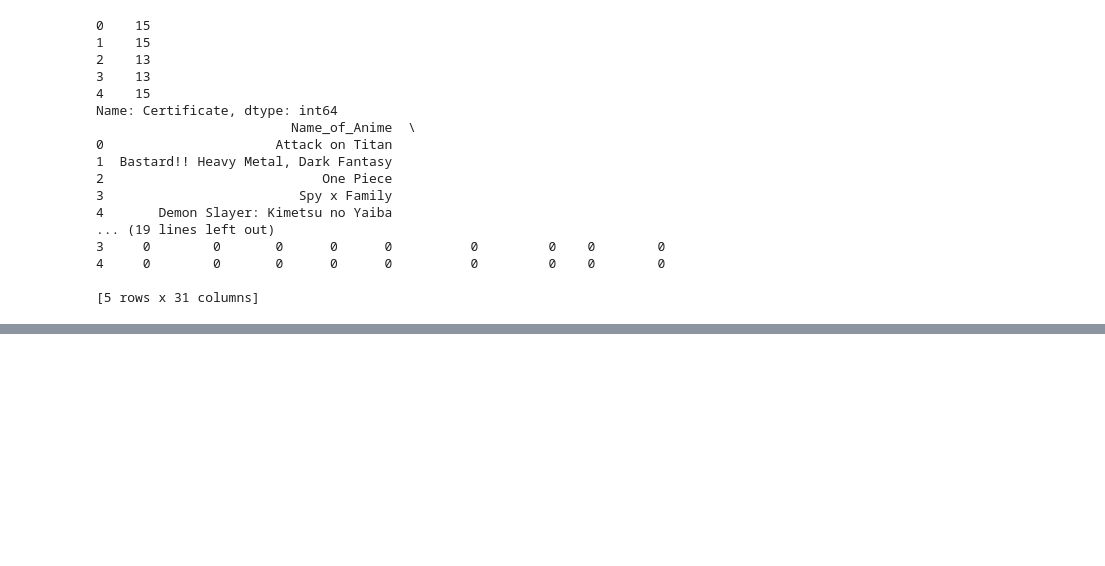
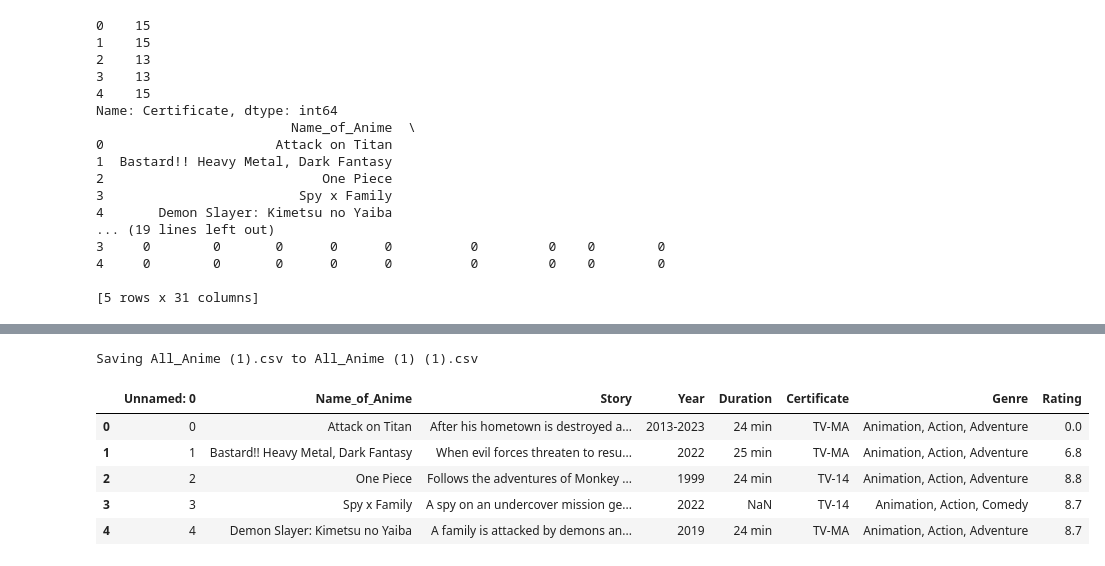
Before and after one commit to Khushboo-Verma2004/AI-ML-2, a Jupyter notebook: Anime Data Analysis and Prediction/Anime_Rating_prediction.ipynb, the cells around one changed output, grey strips where cells are left out. Saved outputs shown, nothing was run; the diff lists cells and outputs as text; code cells hidden in the pictures; blank space fills up the shorter version.

```diff
--- a/Anime Data Analysis and Prediction/Anime_Rating_prediction.ipynb
+++ b/Anime Data Analysis and Prediction/Anime_Rating_prediction.ipynb
@@ -244,3 +257,17 @@ y_pred = model.predict(X_test)
  # evaluate both models
 # %%
 # compare the models
+# %%
+from google.colab import files
+import pandas as pd
+
+# Upload the CSV file
+uploaded = files.upload()
+
+# Load the uploaded CSV file into a pandas DataFrame
+# 'filename.csv' should be replaced with the name of your uploaded file
+data = pd.read_csv(next(iter(uploaded)))
+
+# Display the first few rows to confirm
+data.head()
+# %% [output]
@@ -246,0 +275,7 @@ y_pred = model.predict(X_test)
+Saving All_Anime (1).csv to All_Anime (1) (1).csv
+|  | Unnamed: 0 | Name_of_Anime | Story | Year | Duration | Certificate | Genre | Rating |
+| 0 | 0 | Attack on Titan | After his hometown is destroyed a... | 2013-2023 | 24 min | TV-MA | Animation, Action, Adventure | 0.0 |
+| 1 | 1 | Bastard!! Heavy Metal, Dark Fantasy | When evil forces threaten to resu... | 2022 | 25 min | TV-MA | Animation, Action, Adventure | 6.8 |
+| 2 | 2 | One Piece | Follows the adventures of Monkey ... | 1999 | 24 min | TV-14 | Animation, Action, Adventure | 8.8 |
+| 3 | 3 | Spy x Family | A spy on an undercover mission ge... | 2022 | NaN | TV-14 | Animation, Action, Comedy | 8.7 |
+| 4 | 4 | Demon Slayer: Kimetsu no Yaiba | A family is attacked by demons an... | 2019 | 24 min | TV-MA | Animation, Action, Adventure | 8.7 |
```
Also changed, not shown: parts of 6 cells of this notebook.
